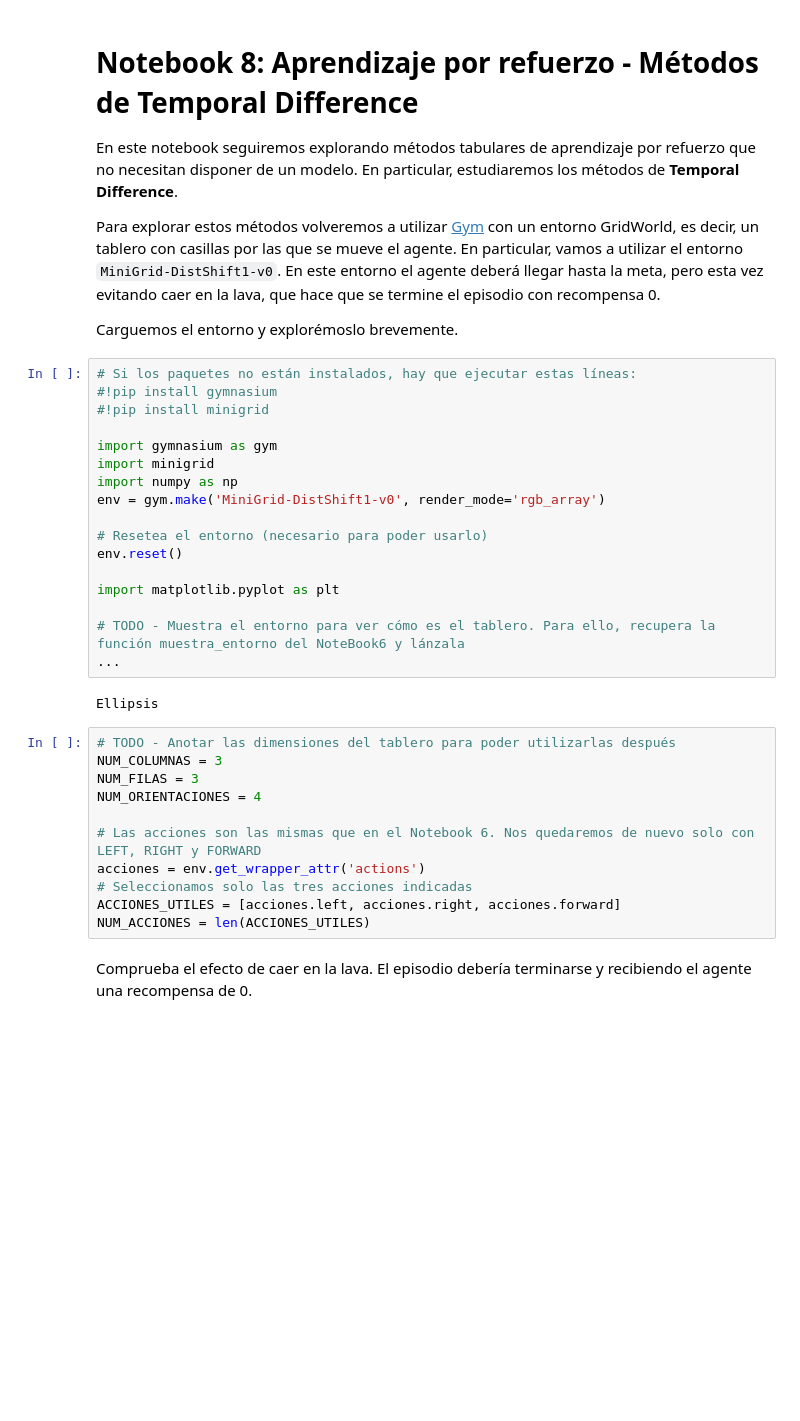
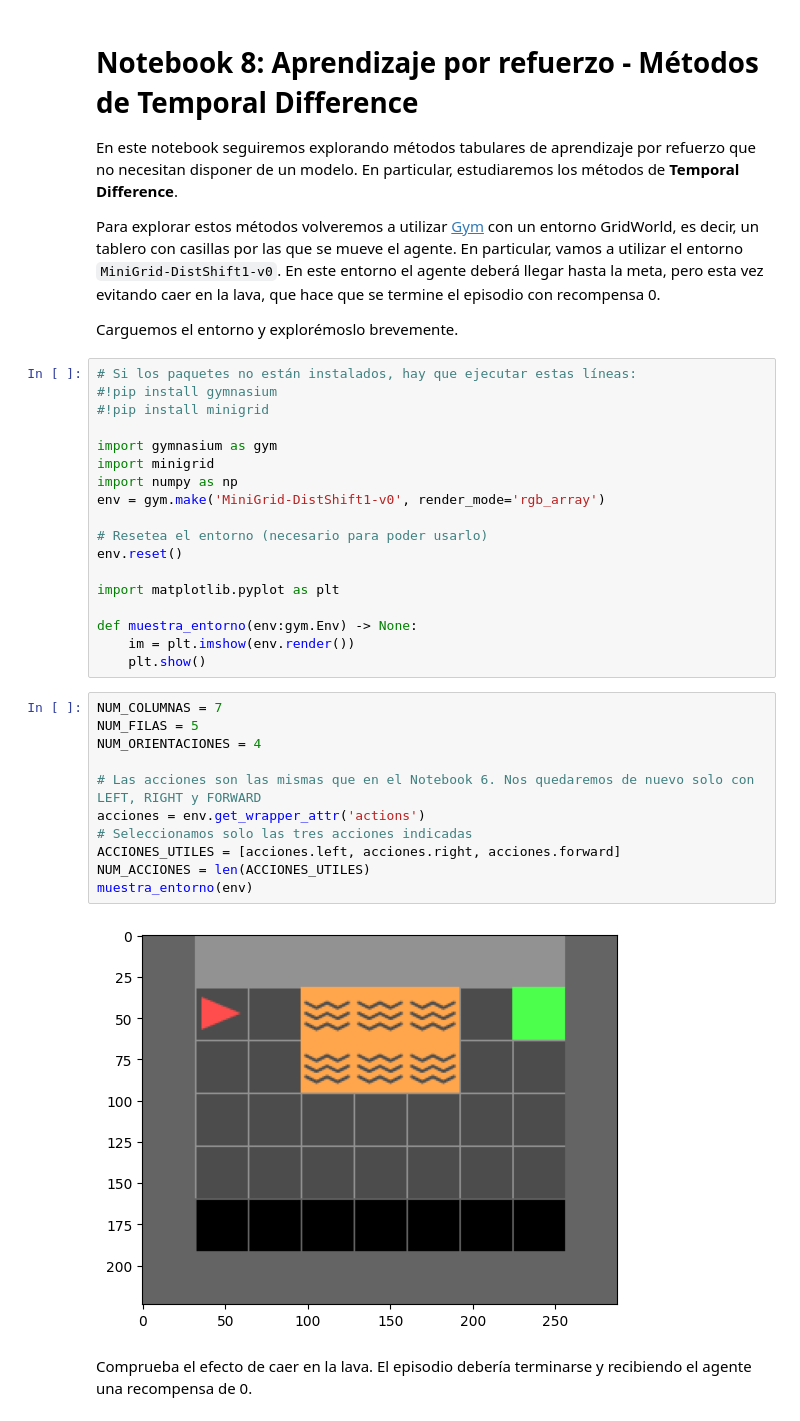
Before and after one commit to adriantinaquero/MAAAII_y_FPLN, a Jupyter notebook: MAAA II/PRÁCTICA 3/tutorial Diferencias Temporales.ipynb, the cells around one changed output. Cells and saved outputs as stored; diff of their text form; blank space fills up the shorter version.

```diff
--- a/MAAA II/PRÁCTICA 3/tutorial Diferencias Temporales.ipynb
+++ b/MAAA II/PRÁCTICA 3/tutorial Diferencias Temporales.ipynb
@@ -21,21 +21,22 @@ env.reset()
 
 import matplotlib.pyplot as plt
 
-# TODO - Muestra el entorno para ver cómo es el tablero. Para ello, recupera la función muestra_entorno del NoteBook6 y lánzala
-...
+def muestra_entorno(env:gym.Env) -> None:
+    im = plt.imshow(env.render())
+    plt.show()
-# %% [output]
-Ellipsis
 # %%
-# TODO - Anotar las dimensiones del tablero para poder utilizarlas después
-NUM_COLUMNAS = 3
-NUM_FILAS = 3
+NUM_COLUMNAS = 7
+NUM_FILAS = 5
 NUM_ORIENTACIONES = 4
 
 # Las acciones son las mismas que en el Notebook 6. Nos quedaremos de nuevo solo con LEFT, RIGHT y FORWARD
 acciones = env.get_wrapper_attr('actions')
 # Seleccionamos solo las tres acciones indicadas
 ACCIONES_UTILES = [acciones.left, acciones.right, acciones.forward]
 NUM_ACCIONES = len(ACCIONES_UTILES)
+muestra_entorno(env)
+# %% [output]
+[figure, added]
 # %% [markdown]
 Comprueba el efecto de caer en la lava. El episodio debería terminarse y recibiendo el agente una recompensa de 0.
 # %%
```
Also changed, not shown: parts of 4 cells of this notebook, 5 other files.
